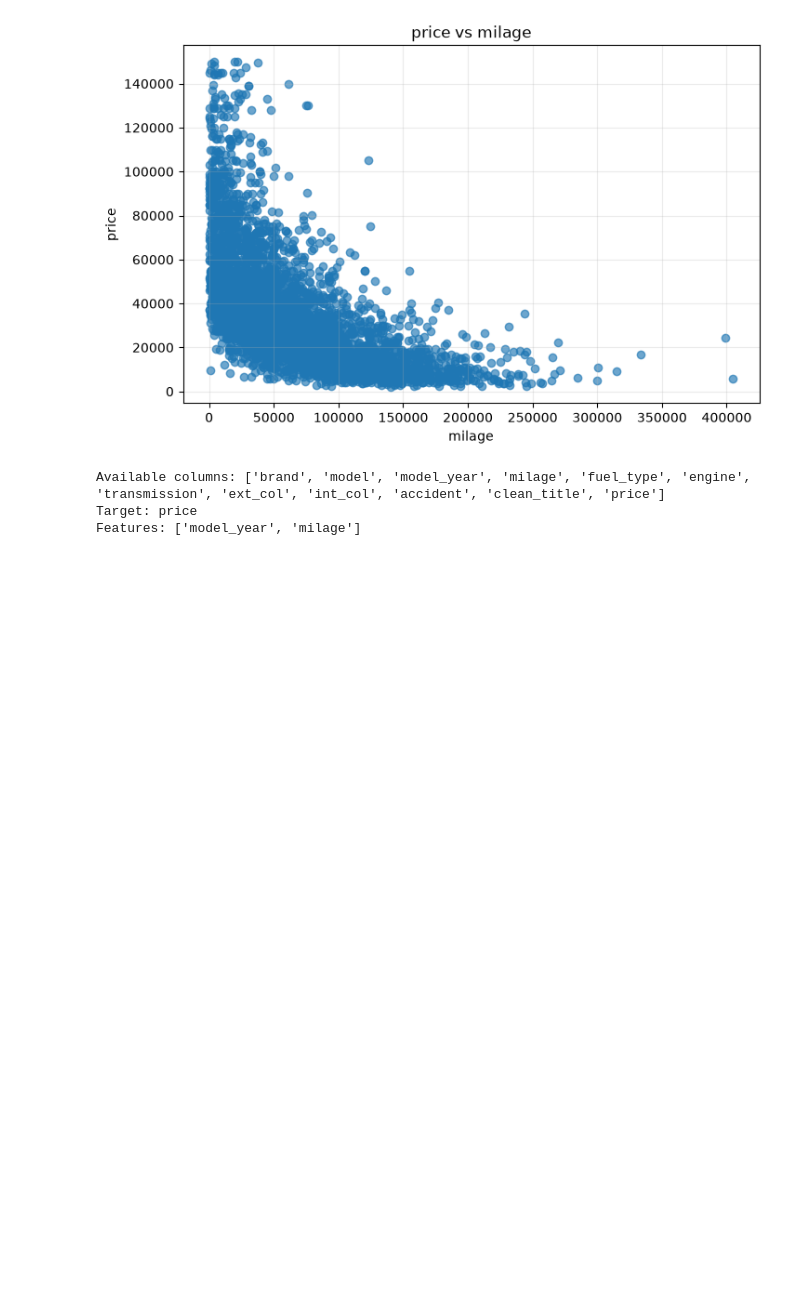
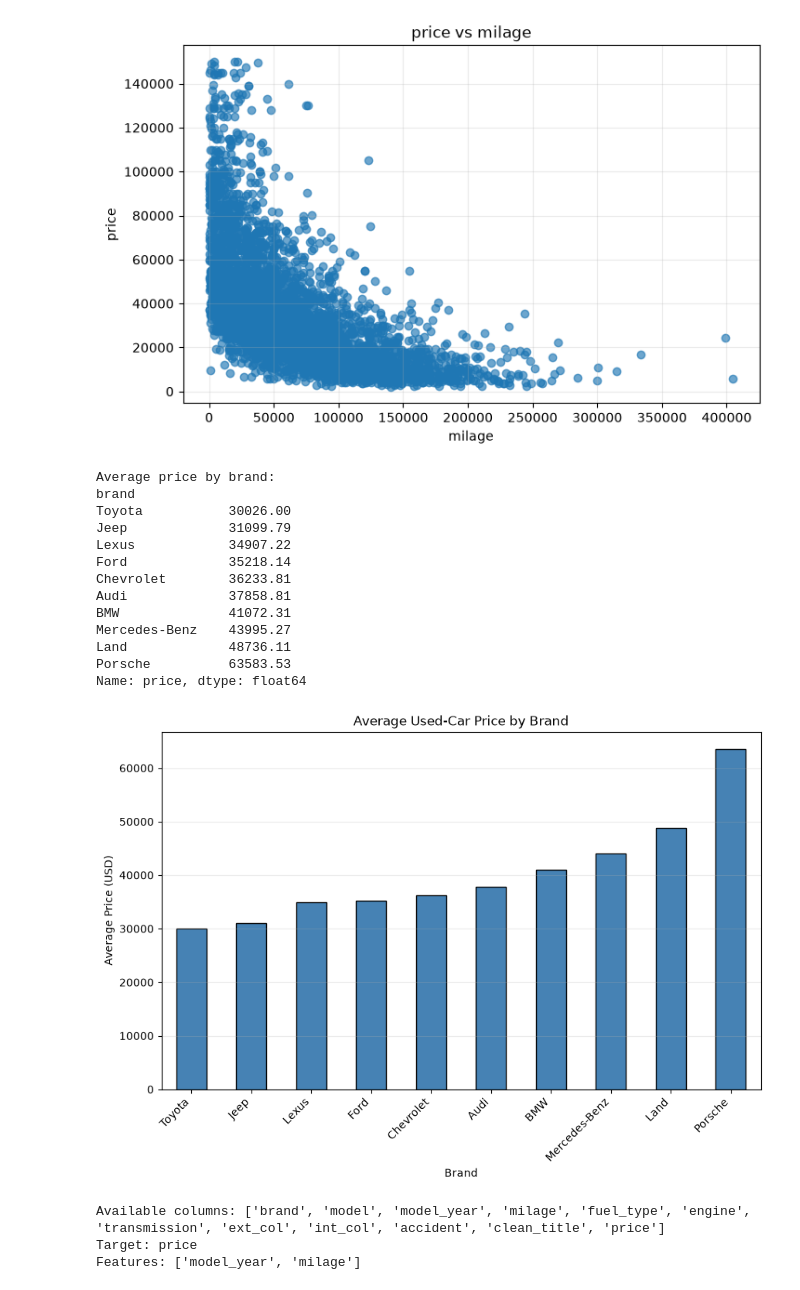
Before and after one commit to Jsk1531/AI101-PROJECT, a Jupyter notebook: CODE.ipynb, the cells around one changed output. Cells and saved outputs as stored; diff of their text form; code cells hidden in the pictures; blank space fills up the shorter version.

```diff
--- a/CODE.ipynb
+++ b/CODE.ipynb
@@ -145,6 +145,50 @@ plt.grid(alpha=0.25)
 plt.show()
 # %% [output]
 [figure]
+# %%
+# Average price of the 10 most common car brands
+
+brand_df = df.dropna(subset=["brand", "price"]).copy()
+
+brand_df = brand_df[brand_df["price"] <= 150000]
+
+top_brands = brand_df["brand"].value_counts().head(10).index
+
+average_price_by_brand = (
+    brand_df[brand_df["brand"].isin(top_brands)]
+    .groupby("brand")["price"]
+    .mean()
+    .sort_values()
+)
+
+print("Average price by brand:")
+print(average_price_by_brand.round(2))
+
+plt.figure(figsize=(10, 6))
+average_price_by_brand.plot(kind="bar", color="steelblue", edgecolor="black")
+
+plt.title("Average Used-Car Price by Brand")
+plt.xlabel("Brand")
+plt.ylabel("Average Price (USD)")
+plt.xticks(rotation=45, ha="right")
+plt.grid(axis="y", alpha=0.25)
+
+plt.show()
+# %% [output]
+Average price by brand:
+brand
+Toyota           30026.00
+Jeep             31099.79
+Lexus            34907.22
+Ford             35218.14
+Chevrolet        36233.81
+Audi             37858.81
+BMW              41072.31
+Mercedes-Benz    43995.27
+Land             48736.11
+Porsche          63583.53
+Name: price, dtype: float64
+[figure, added]
 # %%
 
 print("Available columns:", df.columns.tolist())
```
Also changed, not shown: parts of 1 cell of this notebook.
